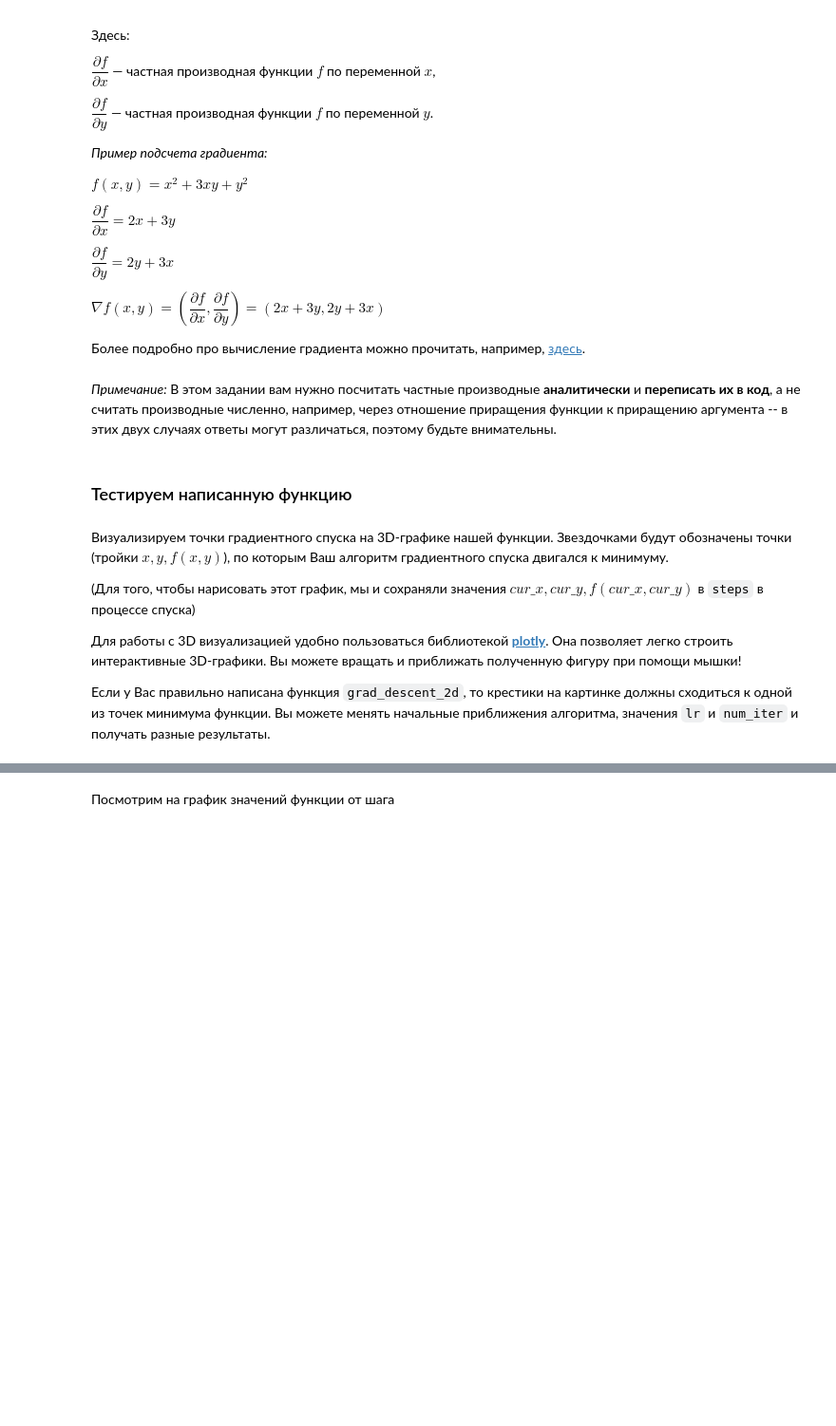
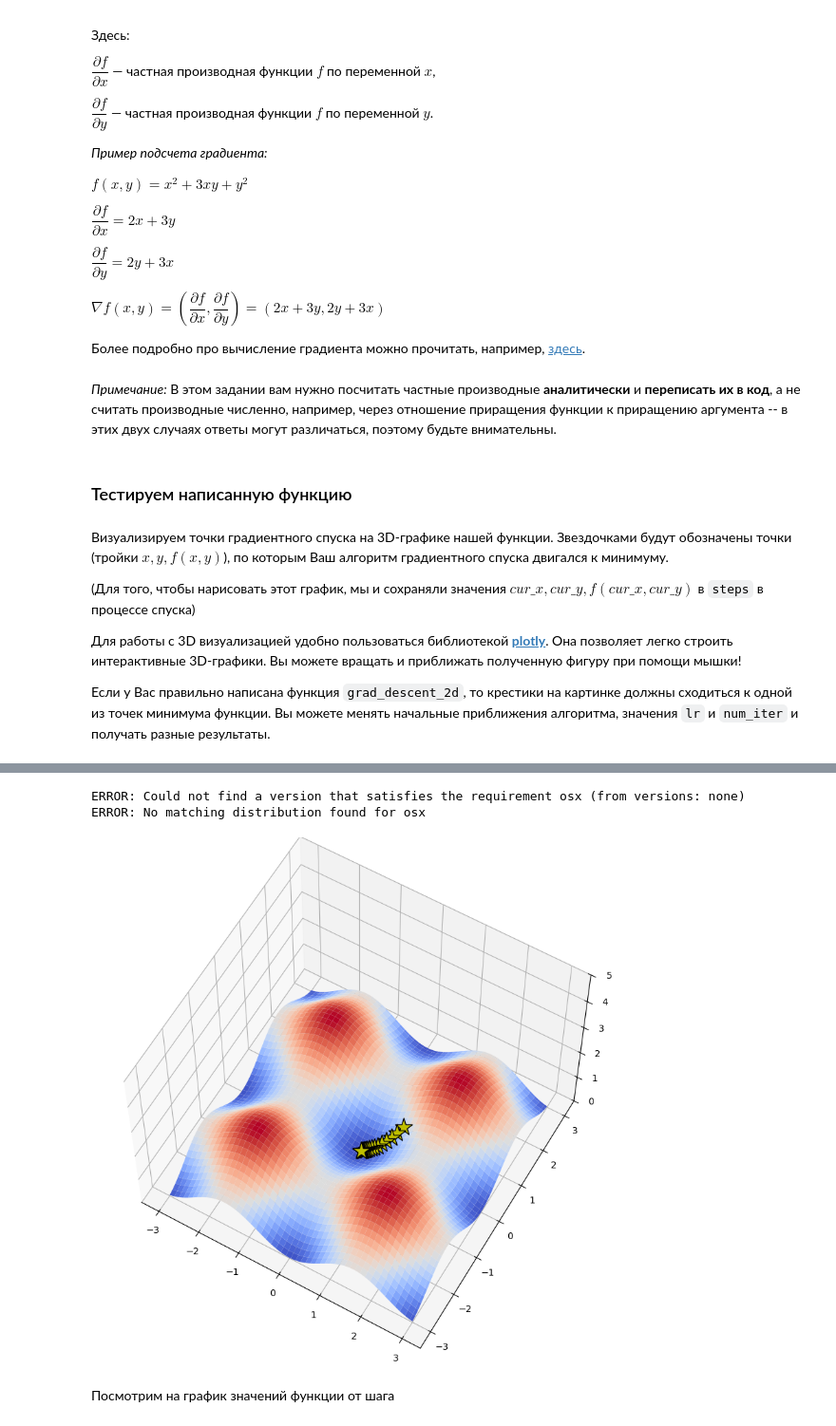
Before and after one commit to TastyButSadly/Notebooks, a Jupyter notebook: hw_2_linear_models.ipynb, the cells around one changed output, grey strips where cells are left out. Shown at 95% size. Drawn from its saved outputs; the diff is of its cells as text; code cells hidden in the pictures; blank space fills up the shorter version.

```diff
--- a/hw_2_linear_models.ipynb
+++ b/hw_2_linear_models.ipynb
@@ -25,12 +25,13 @@ np.random.seed(42)
 Рассмотрим функцию от двух переменных
 $f(\vec{r}) = f(x, y) = \sin^2 x + \sin^2 y$
 # %%
-def f(r):
+def grad_f(r):
     """
-    :param r: np.array(np.float) вектор длины 2
-    :return: np.float
+    Градиент функциии f, определенной выше.
+    :param r: np.array[2]: float вектор длины 2
+    :return: np.array[2]: float вектор длины 2
     """
-    return np.sum(np.sin(r)**2)
+    return np.gradient(f(r))
 # %% [markdown]
 Обратите внимание, что $r$ - numpy-array вектор длины 2.
 # %% [markdown]
@@ -68,15 +69,13 @@ $\nabla f(x, y) = \left( \dfrac{\partial f}{\partial x}, \dfrac{\partial f}{\par
 # %% [markdown]
 *Примечание:* В этом задании вам нужно посчитать частные производные **аналитически** и **переписать их в код**, а не считать производные численно, например, через отношение приращения функции к приращению аргумента -- в этих двух случаях ответы могут различаться, поэтому будьте внимательны.
 # %%
-# Сначала реализуем функцию, вычисляющую градиент
-
 def grad_f(r):
     """
     Градиент функциии f, определенной выше.
     :param r: np.array[2]: float вектор длины 2
     :return: np.array[2]: float вектор длины 2
     """
-    return # YOUR CODE
+    return 2 * np.sin(r) * np.cos(r)
 # %%
 # Проверим, что градиент принимает вектор из двух чисел и выдает на этой точке верное значение
 assert np.allclose(grad_f(np.array([1, 2])),
@@ -104,7 +103,7 @@ def grad_descent_2d(f, grad_f, lr, num_iter=100, r0=None):
         entry = np.hstack((curr_r, f(curr_r)))
         history.append(entry)
 
-        curr_r -= # YOUR CODE. Не забудьте про lr!
+        curr_r -= lr * grad_f(curr_r)
 
     return np.vstack(history)
 # %% [markdown]
@@ -162,32 +184,37 @@ fig.show();
 # %%
-# %matplotlib osx
+!pip install osx
 
 from mpl_toolkits.mplot3d import Axes3D
 import matplotlib.pyplot as plt
 from matplotlib import cm
 import numpy as np
 
 path = []
 
 X, Y = np.meshgrid(np.linspace(-3, 3, 100), np.linspace(-3, 3, 100))
 
 fig = plt.figure(figsize=(16, 10))
-ax = fig.gca(projection='3d')
+# ax = fig.gca(projection='3d')
+ax = fig.add_subplot(projection = '3d')
 
 zs = np.array([f(np.array([x,y]))
               for x, y in zip(np.ravel(X), np.ravel(Y))])
 Z = zs.reshape(X.shape)
 
 
 ax.plot_surface(X, Y, Z, cmap=cm.coolwarm, zorder=2)
 
 ax.plot(xs=steps[:, 0], ys=steps[:, 1], zs=steps[:, 2],
         marker='*', markersize=20, zorder=3,
         markerfacecolor='y', lw=3, c='black')
 
 ax.set_zlim(0, 5)
 ax.view_init(elev=60)
 plt.show()
+# %% [output]
+ERROR: Could not find a version that satisfies the requirement osx (from versions: none)
+ERROR: No matching distribution found for osx
+[figure, added]
 # %% [markdown]
 Посмотрим на график значений функции от шага
 # %%
```
Also changed, not shown: parts of 3 cells of this notebook.
